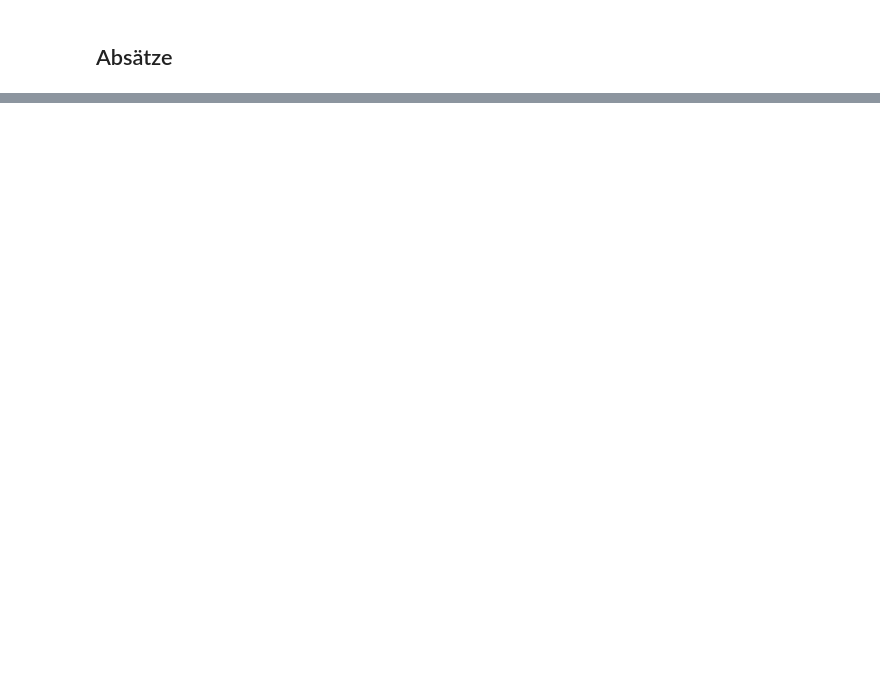
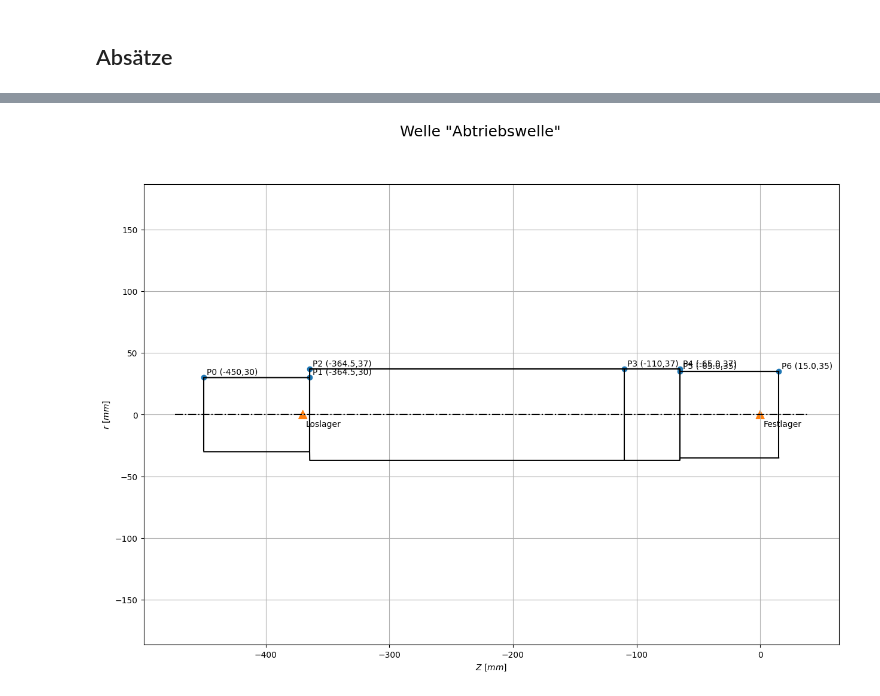
Before and after one commit to sydgtfzguhgfhtr/ME_Wellennachweis, a Jupyter notebook: Lager_und_Wellen.ipynb, the cells around one changed output, grey strips where cells are left out. Drawn from its saved outputs; the diff is of its cells as text; code cells hidden in the pictures; blank space fills up the shorter version.

```diff
--- a/Lager_und_Wellen.ipynb
+++ b/Lager_und_Wellen.ipynb
@@ -73,0 +288,39 @@ Absätze
+# %%
+l_AB = 370
+l_z3 = 110
+
+Festlager = 0
+Loslager  = -l_AB
+B_fl = 24
+B_ll = 11
+B_Zahnrad = 80
+
+
+geometrie = (
+    (-l_AB-80,30),
+    (-l_AB+B_ll/2,30),
+    (-l_AB+B_ll/2,37),
+    (-l_z3,37), # Rad
+    (-l_z3+B_Zahnrad/2+5,37),
+    (-l_z3+B_Zahnrad/2+5,35),
+    (B_fl/2+3,35),
+)
+
+Abtriebswelle = welle.Welle("Abtriebswelle",Festlager,Loslager,"42CrMo4","nein")
+Abtriebswelle.set_geometrie(geometrie)
+
+# z22
+Abtriebswelle.set_Kraft(25131,"t",-l_z3,-213.785,0)
+Abtriebswelle.set_Kraft(-9469,"r",-l_z3,-213.785,0)
+Abtriebswelle.set_Kraft(6734,"a",-l_z3,-213.785,0)
+
+
+Abtriebswelle.lagerkräfte_berechnen()
+Abtriebswelle.verformung_berechnen()
+print("Neigung FLx: ",np.rad2deg(Abtriebswelle.NeigungFLx))
+print("Neigung FLy: ",np.rad2deg(Abtriebswelle.NeigungFLy))
+print("Neigung LLx: ",np.rad2deg(Abtriebswelle.NeigungLLx))
+print("Neigung LLy: ",np.rad2deg(Abtriebswelle.NeigungLLy))
+print("\nMaximaler Verformungsgradient in X: ",Abtriebswelle.maxVerf_x_PM)
+print("Maximaler Verformungsgradient in Y: ",Abtriebswelle.maxVerf_y_PM)
+print("Maximale Verformung Ges: ",Abtriebswelle.maxVerfPM_ges)
@@ -73,0 +336,4 @@ Absätze
+# %%
+Abtriebswelle.welle_darstellen()
+# %% [output]
+[figure, added]
```
Also changed, not shown: parts of 44 cells of this notebook, 1 other file.
